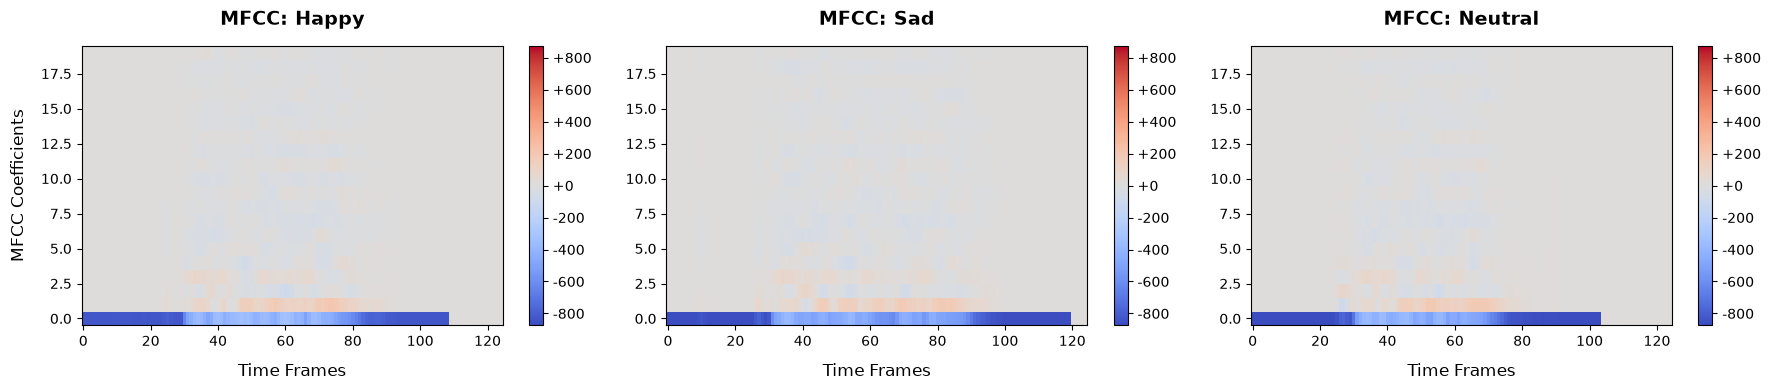
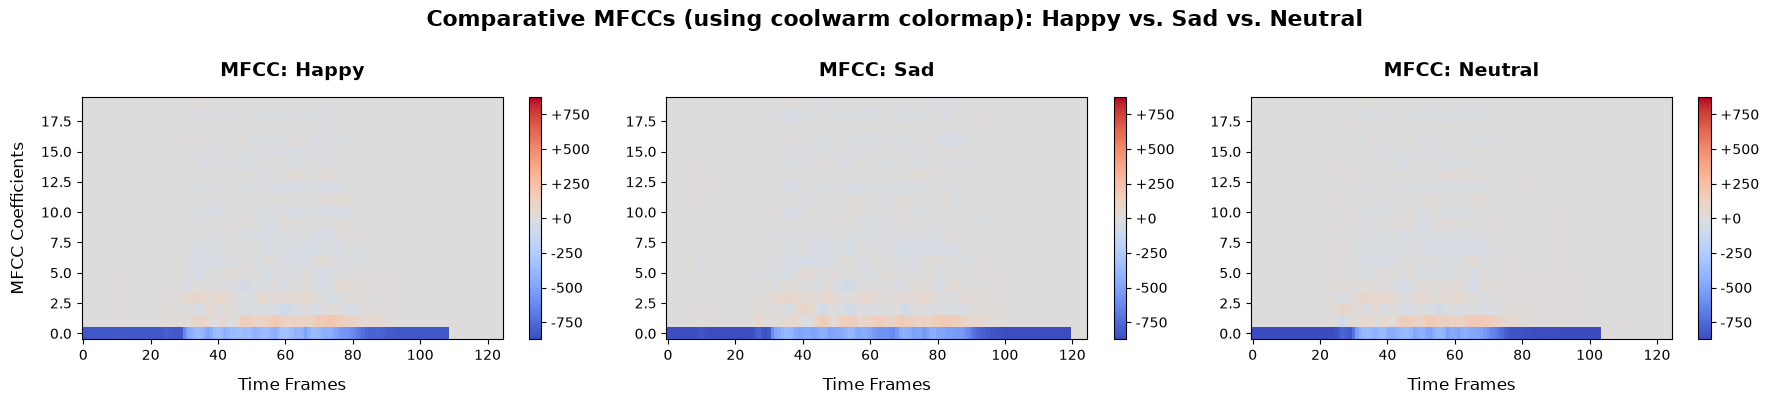
Unified diff of the notebook cell whose output changed from the first chart to the second:
--- before
+++ after
@@ -35,4 +35,5 @@
 plt.colorbar(format='%+2.0f')
 
+plt.suptitle("Comparative MFCCs (using coolwarm colormap): Happy vs. Sad vs. Neutral", fontsize=16, fontweight='bold', y=1)
 plt.tight_layout()
 plt.show()

Commit: Routine update